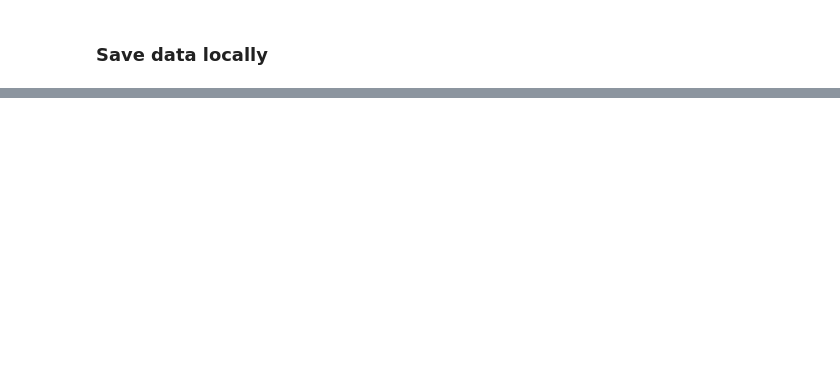
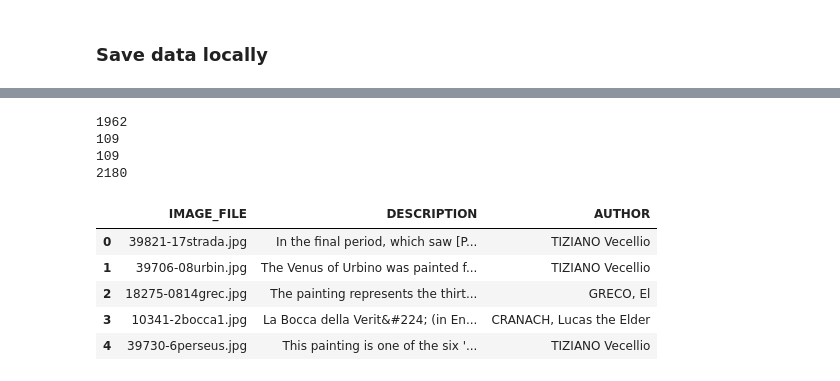
Before and after one commit to reascr/Multimodal_Painter_Attribution, a Jupyter notebook: Data_Pipeline.ipynb, the cells around one changed output, grey strips where cells are left out. Cells and saved outputs as stored; diff of their text form; code cells hidden in the pictures; blank space fills up the shorter version.

```diff
--- a/Data_Pipeline.ipynb
+++ b/Data_Pipeline.ipynb
@@ -229,5 +313,22 @@ NameError: name 'os' is not defined
+# %%
+print(len(train_data))
+print(len(val_data))
+print(len(test_data))
+print(len(combined_df))
+# %% [output]
+1962
+109
+109
+2180
 # %%
 # check how images are stored!
-combined_df.head()
-# add a column with image id or best: split data later... and add image id along with file path... because we get the visual features...
-# However, if we keep the split here, I can just create a new image tensor based on image id (=row) in tensor...
+train_data.head()
+
+# add image id how they are stored in folder...
+# %% [output]
+|  | IMAGE_FILE | DESCRIPTION | AUTHOR |
+| 0 | 39821-17strada.jpg | In the final period, which saw [P... | TIZIANO Vecellio |
+| 1 | 39706-08urbin.jpg | The Venus of Urbino was painted f... | TIZIANO Vecellio |
+| 2 | 18275-0814grec.jpg | The painting represents the thirt... | GRECO, El |
+| 3 | 10341-2bocca1.jpg | La Bocca della Verit&#224; (in En... | CRANACH, Lucas the Elder |
+| 4 | 39730-6perseus.jpg | This painting is one of the six '... | TIZIANO Vecellio |
```
Also changed, not shown: parts of 10 cells of this notebook, 3 other files.
